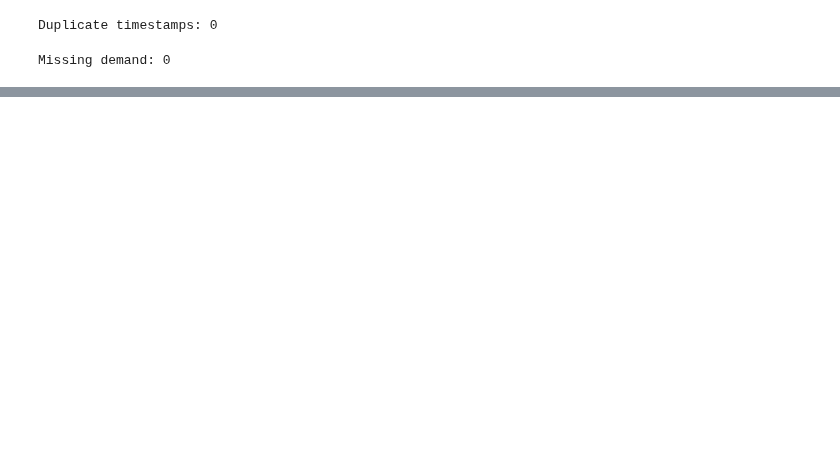
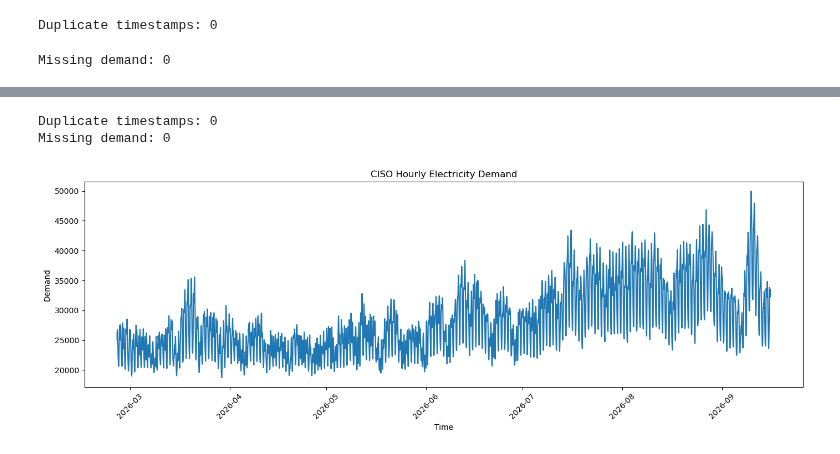
Before and after one commit to arsyad429/MLOps-Electricity-Demand-Forecasting, a Jupyter notebook: notebooks/ciso_data.ipynb, the cells around one changed output, grey strips where cells are left out. Drawn from its saved outputs; the diff is of its cells as text; code cells hidden in the pictures; blank space fills up the shorter version.

```diff
--- a/notebooks/ciso_data.ipynb
+++ b/notebooks/ciso_data.ipynb
@@ -195,0 +210,61 @@ memory usage: 42.4+ KB
+# %%
+df2 = pd.DataFrame(
+    result2["response"]["data"]
+)
+
+df2["period"] = pd.to_datetime(
+    df2["period"],
+    utc=True
+)
+
+df2["value"] = pd.to_numeric(
+    df2["value"],
+    errors="coerce"
+)
+
+df2 = (
+    df2
+    .sort_values("period")
+    .reset_index(drop=True)
+)
+
+
+df2["target_demand_1h"] = (
+    df2["value"].shift(-1)
+)
+
+df2["gap_hours"] = (
+    df2["period"]
+    .diff()
+    .dt.total_seconds()
+    / 3600
+)
+
+
+print(
+    "Duplicate timestamps:",
+    df2["period"].duplicated().sum()
+)
+print(
+    "Missing demand:",
+    df2["value"].isna().sum()
+)
+
+plt.figure(figsize=(14, 5))
+
+plt.plot(
+    df2["period"],
+    df2["value"]
+)
+
+plt.xlabel("Time")
+plt.ylabel("Demand")
+plt.title("CISO Hourly Electricity Demand")
+
+plt.xticks(rotation=45)
+plt.tight_layout()
+plt.show()
+# %% [output]
+Duplicate timestamps: 0
+Missing demand: 0
+[figure, added]
```
Also changed, not shown: parts of 17 cells of this notebook.
